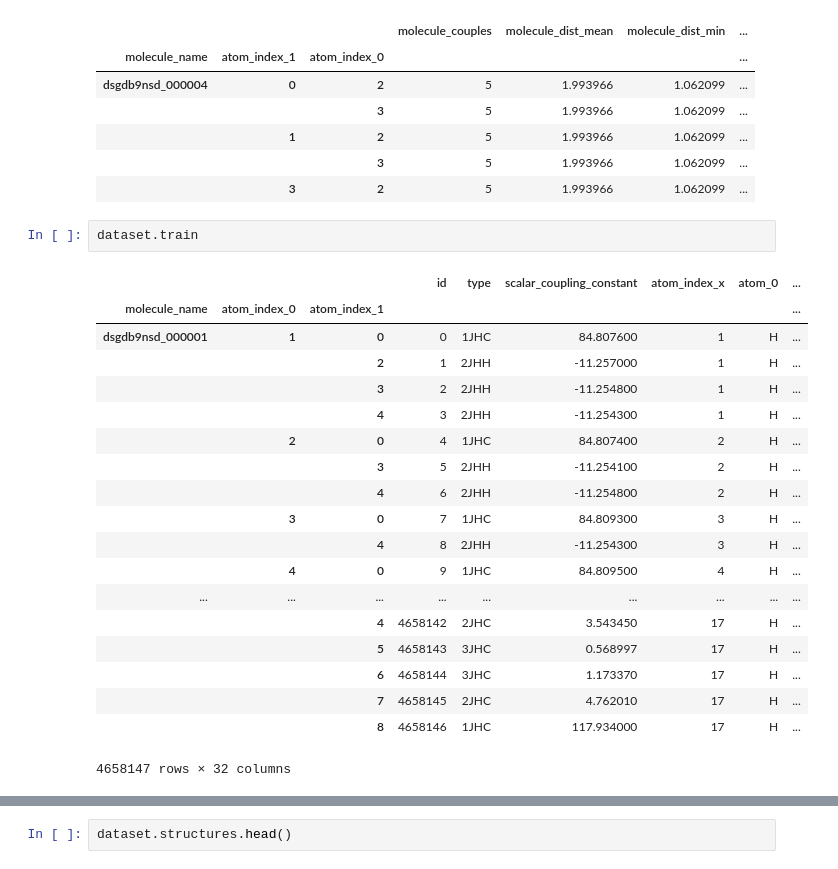
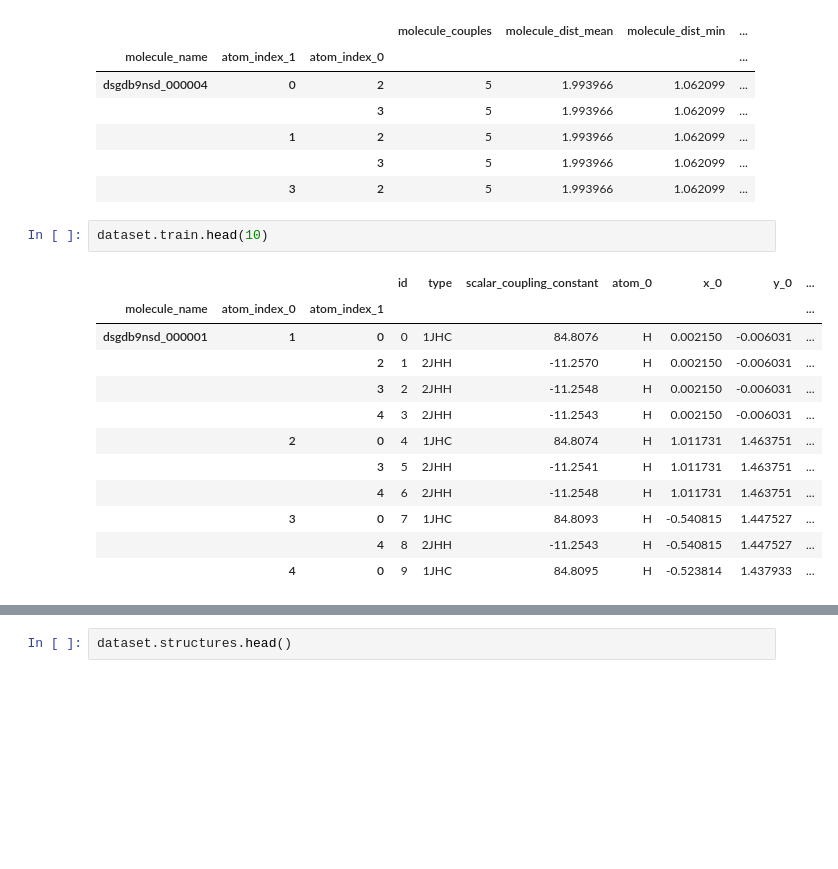
Before and after one commit to KenkenGoda/CHAMPS, a Jupyter notebook: notebooks/experiment.ipynb, the cells around one changed output, grey strips where cells are left out. Cells and saved outputs as stored; diff of their text form; blank space fills up the shorter version.

```diff
--- a/notebooks/experiment.ipynb
+++ b/notebooks/experiment.ipynb
@@ -98,27 +92,20 @@ X_test.head()
 |  |  | 3 | 5 | 1.993966 | 1.062099 | ... |
 |  | 3 | 2 | 5 | 1.993966 | 1.062099 | ... |
 # %%
-dataset.train
+dataset.train.head(10)
 # %% [output]
-|  |  |  | id | type | scalar_coupling_constant | atom_index_x | atom_0 | ... |
-| molecule_name | atom_index_0 | atom_index_1 |  |  |  |  |  | ... |
-| dsgdb9nsd_000001 | 1 | 0 | 0 | 1JHC | 84.807600 | 1 | H | ... |
-|  |  | 2 | 1 | 2JHH | -11.257000 | 1 | H | ... |
-|  |  | 3 | 2 | 2JHH | -11.254800 | 1 | H | ... |
-|  |  | 4 | 3 | 2JHH | -11.254300 | 1 | H | ... |
-|  | 2 | 0 | 4 | 1JHC | 84.807400 | 2 | H | ... |
-|  |  | 3 | 5 | 2JHH | -11.254100 | 2 | H | ... |
-|  |  | 4 | 6 | 2JHH | -11.254800 | 2 | H | ... |
-|  | 3 | 0 | 7 | 1JHC | 84.809300 | 3 | H | ... |
-|  |  | 4 | 8 | 2JHH | -11.254300 | 3 | H | ... |
-|  | 4 | 0 | 9 | 1JHC | 84.809500 | 4 | H | ... |
-| ... | ... | ... | ... | ... | ... | ... | ... | ... |
-|  |  | 4 | 4658142 | 2JHC | 3.543450 | 17 | H | ... |
-|  |  | 5 | 4658143 | 3JHC | 0.568997 | 17 | H | ... |
-|  |  | 6 | 4658144 | 3JHC | 1.173370 | 17 | H | ... |
-|  |  | 7 | 4658145 | 2JHC | 4.762010 | 17 | H | ... |
-|  |  | 8 | 4658146 | 1JHC | 117.934000 | 17 | H | ... |
+|  |  |  | id | type | scalar_coupling_constant | atom_0 | x_0 | y_0 | ... |
+| molecule_name | atom_index_0 | atom_index_1 |  |  |  |  |  |  | ... |
+| dsgdb9nsd_000001 | 1 | 0 | 0 | 1JHC | 84.8076 | H | 0.002150 | -0.006031 | ... |
+|  |  | 2 | 1 | 2JHH | -11.2570 | H | 0.002150 | -0.006031 | ... |
+|  |  | 3 | 2 | 2JHH | -11.2548 | H | 0.002150 | -0.006031 | ... |
+|  |  | 4 | 3 | 2JHH | -11.2543 | H | 0.002150 | -0.006031 | ... |
+|  | 2 | 0 | 4 | 1JHC | 84.8074 | H | 1.011731 | 1.463751 | ... |
+|  |  | 3 | 5 | 2JHH | -11.2541 | H | 1.011731 | 1.463751 | ... |
+|  |  | 4 | 6 | 2JHH | -11.2548 | H | 1.011731 | 1.463751 | ... |
+|  | 3 | 0 | 7 | 1JHC | 84.8093 | H | -0.540815 | 1.447527 | ... |
+|  |  | 4 | 8 | 2JHH | -11.2543 | H | -0.540815 | 1.447527 | ... |
+|  | 4 | 0 | 9 | 1JHC | 84.8095 | H | -0.523814 | 1.437933 | ... |
-4658147 rows × 32 columns
 # %%
 dataset.test.head()
 # %% [output]
```
Also changed, not shown: parts of 8 cells of this notebook, 11 other files.
